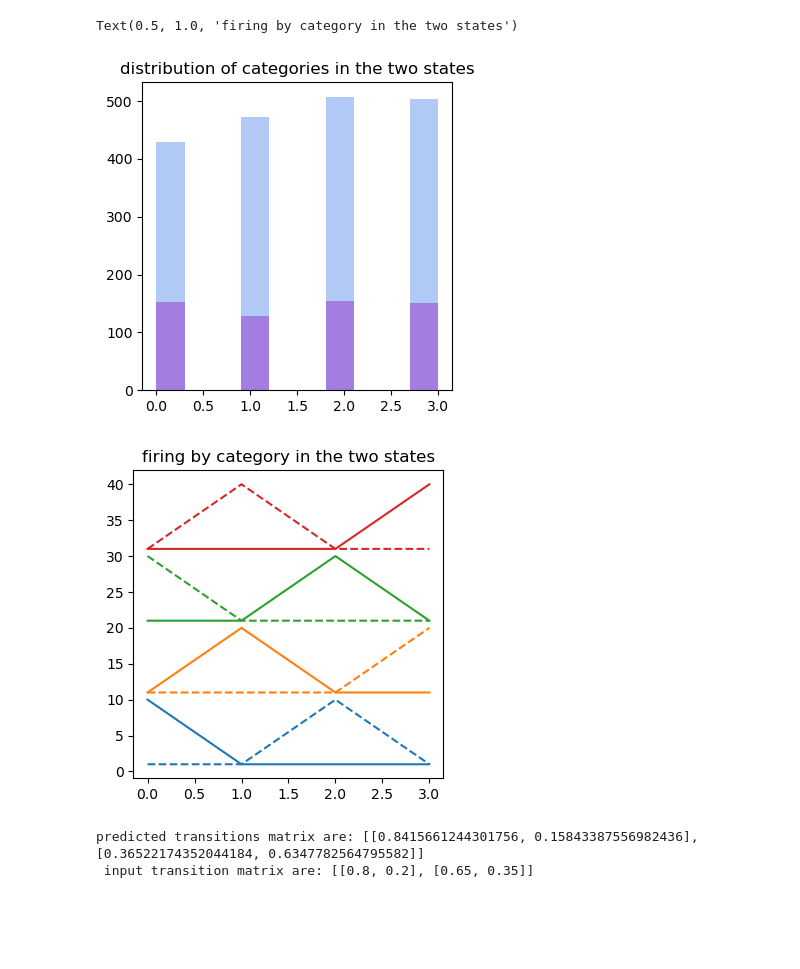
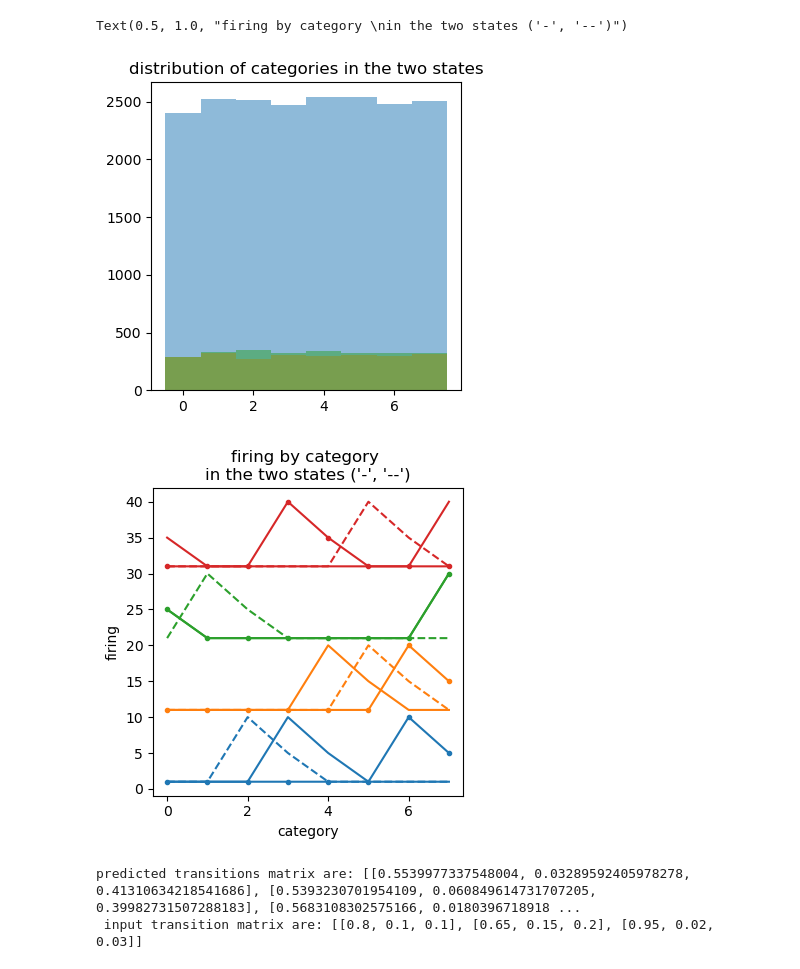
Before and after one commit to BrancoLab/JAL2_subgoal_pipeline, a Jupyter notebook: behave_analysis/analyze/glm_hmm/glm_hmm_gen_synth.ipynb, the cells around one changed output. Drawn from its saved outputs; the diff is of its cells as text; code cells hidden in the pictures; blank space fills up the shorter version.

```diff
--- a/behave_analysis/analyze/glm_hmm/glm_hmm_gen_synth.ipynb
+++ b/behave_analysis/analyze/glm_hmm/glm_hmm_gen_synth.ipynb
@@ -20,59 +19,83 @@ def firing_by_angle_bin(angles, neural_activity, nbins):
     return angles_firing, angles_std
 # %%
 '''Generate synthetic data'''
-time = 2500
+time = 25000
 # states
-states = [0,1] # what are our states
-start_prob = [.9,.1] # probability we start with one state
-transition_matrix = [[.8,.2],[.65,.35]] # transition probability between states
+states = [0,1,2] # what are our states
+start_prob = [.7,.1,.2] # probability we start with one state
+transition_matrix = [[.8,.1,.1],[.65,.15,.2],[.95,.02,.03]] # transition probability between states
 all_state = np.zeros((time,),dtype = int)
 all_state[0] = np.random.choice(states,p=start_prob)
 for t in range(1,time):
     trans = transition_matrix[all_state[t-1]]
     all_state[t] = np.random.choice(states,p=trans)
 
 # data
-obs_cat = 4
+obs_cat = 8
 obs = np.zeros_like(all_state)
 for i in states:
     t_in_state = np.sum(all_state == i)
     # uniformly assign time in each state to each category of obs
     obs[all_state == i] = np.random.randint(obs_cat,size = t_in_state)
 
+colorz = plt.rcParams['axes.prop_cycle'].by_key()['color']
 fig, axs = plt.subplots(1,1,figsize = (4,4))
-axs.hist(obs[all_state == 0], alpha = .5, color = ['cornflowerblue'])
-axs.hist(obs[all_state == 1], alpha = .5, color = ['darkorchid'])
+for i in np.unique(all_state):
+    axs.hist(obs[all_state == i], bins = np.arange(obs_cat+1) - .5, alpha = .5, color = colorz[i])
 axs.set_title("distribution of categories in the two states")
 
 # inputs
 n_inpt = 4
-W = [[10,1,1,1],[1,10,1,1],[1,1,10,1],[1,1,1,10]]
-# W = [[10,2,1,1],[1,8,2,1],[.5,1,4,0],[0,1,1,15]]
+if obs_cat == 4:
+    W = [[10,1,1,1],[1,10,1,1],[1,1,10,1],[1,1,1,10]]
+    # W = [[10,0,0,0],[0,10,0,0],[0,0,10,0],[0,0,0,10]]
+    # W = [[10,2,1,1],[1,8,2,1],[.5,1,4,0],[0,1,1,15]]
+if obs_cat == 8:
+    W = [[10,5,1,1,1,1,1,1],[1,1,10,5,1,1,1,1,],[1,1,1,1,10,5,1,1],[1,1,1,1,1,1,10,5]]
 inputs = np.zeros((time,n_inpt))
 idx = np.arange(n_inpt)
-for i in states:
-    for j in np.arange(n_inpt):
-        o = obs[all_state == i]
-        w = np.array(W[idx[j]])
-        inputs[all_state == i,j] = w[o]
-    idx = np.roll(idx,2)
+case = 'roll' # 'rotation', 'noise
+if case == "roll":
+    for i in states:
+        for j in np.arange(n_inpt):
+            o = obs[all_state == i]
+            w = np.roll(np.array(W[idx[j]]), np.random.randint(low = 1, high = obs_cat))#*np.random.normal(1)
+            # w = w/np.amax(w)
+            inputs[all_state == i,j] = w[o]
+if case == "rotation":
+    for i in states:
+        for j in np.arange(n_inpt):
+            o = obs[all_state == i]
+            w = np.array(W[idx[j]])
+            # w = w/np.amax(w)
+            inputs[all_state == i,j] = w[o]
+            idx = np.roll(idx,np.random.randint(low = 1, high = obs_cat))
+if case == 'noise':
+    for i in states:
+        for j in np.arange(n_inpt):
+            noise = np.random.normal(1)
+            o = obs[all_state == i]
+            w = np.array(W[idx[j]])
+            inputs[all_state == i,j] = w[o]*(noise)
 
 fig,ax = plt.subplots(1,1,figsize = (4,4))
 colorz = plt.rcParams['axes.prop_cycle'].by_key()['color']
-linetype = ['-','--']
+linetype = ['-','--','.-']
 shift = 0
 for idx in np.arange(n_inpt):
     for i in np.unique(all_state):
         i = int(i)
         y, error = firing_by_angle_bin(obs[all_state == i],inputs[all_state == i,idx], obs_cat+1)
         ax.fill_between(np.arange(obs_cat), y-error+shift, y+error+shift, alpha=.5, facecolor = colorz[idx], linewidth=0)
         ax.plot(np.arange(obs_cat),y+shift, linetype[i], color = colorz[idx])
     shift += 10
-ax.set_title("firing by category in the two states")
+ax.set_xlabel("category")
+ax.set_ylabel("firing")
+ax.set_title("firing by category \nin the two states ('-', '--')")
 # %% [output]
-Text(0.5, 1.0, 'firing by category in the two states')
+Text(0.5, 1.0, "firing by category \nin the two states ('-', '--')")
-[figure, old version]
+[figure, new version]
-[figure, old version]
+[figure, new version]
 # %%
 """Try to fit a GLM-HMM"""
 num_states = len(states) # by design
@@ -95,9 +118,10 @@ ll = glm_hmm.fit([np.array([[o] for o in obs])], inputs=[inputs], method="em", n
 # %%
 """How well did it guess the transition matrix?"""
-print('predicted transitions matrix are: ' + str([list(glm_hmm.transitions.transition_matrix[0]),list(glm_hmm.transitions.transition_matrix[1])]) + '\n input transition matrix are: ' + str(transition_matrix))
+t = [list(x) for x in glm_hmm.transitions.transition_matrix]
+print('predicted transitions matrix are: ' + str(t) + '\n input transition matrix are: ' + str(transition_matrix))
 # %% [output]
-predicted transitions matrix are: [[0.8415661244301756, 0.15843387556982436], [0.36522174352044184, 0.6347782564795582]]
- input transition matrix are: [[0.8, 0.2], [0.65, 0.35]]
+predicted transitions matrix are: [[0.5539977337548004, 0.03289592405978278, 0.41310634218541686], [0.5393230701954109, 0.060849614731707205, 0.39982731507288183], [0.5683108302575166, 0.0180396718918 ...
+ input transition matrix are: [[0.8, 0.1, 0.1], [0.65, 0.15, 0.2], [0.95, 0.02, 0.03]]
 # %%
 """How well did it guess the state at each time?"""
 state_pred = glm_hmm.most_likely_states(np.array([[o] for o in obs]), input=inputs)
```
Also changed, not shown: parts of 8 cells of this notebook, 2 other files.
